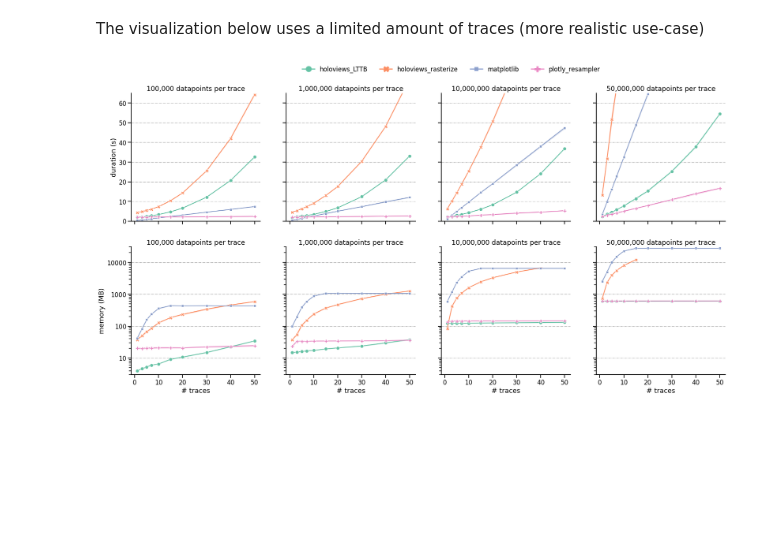
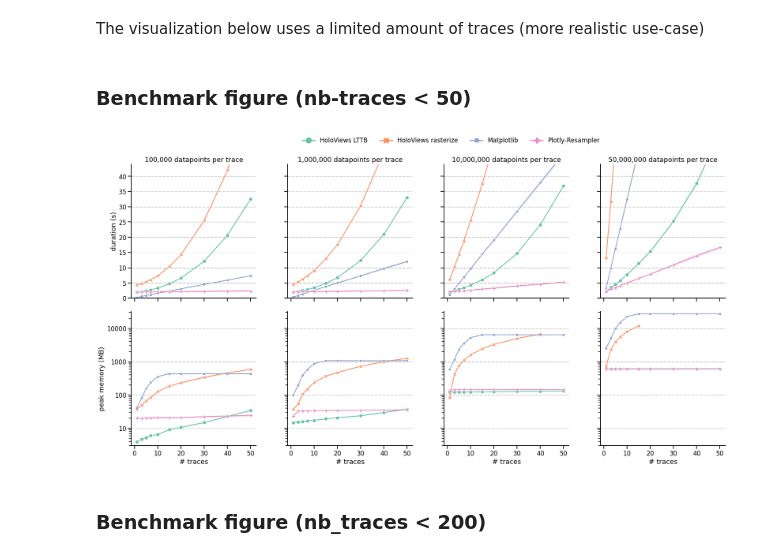
Before and after one commit to predict-idlab/plotly-resampler-benchmarks, a Jupyter notebook: code/benchmark_visualizations.ipynb, the cells around one changed output. Drawn from its saved outputs; the diff is of its cells as text; code cells hidden in the pictures; blank space fills up the shorter version.

```diff
--- a/code/benchmark_visualizations.ipynb
+++ b/code/benchmark_visualizations.ipynb
@@ -47,20 +45,36 @@ sns.set_context('talk')
 # %%
-df_mem_tot = pd.read_parquet('df_mem_tot_r.parquet')
-df_mem_tot['n'] = df_mem_tot['n'].map(lambda x: f'{x:,}')
+# df_mem_tot = pd.read_parquet("df_mem_tot_r.parquet")
+df_mem_tot["n"] = df_mem_tot["n"].map(lambda x: f"{x:,}")
+
+toolkit_mapping: dict = {
+    "holoviews_LTTB": "HoloViews LTTB",
+    "holoviews_rasterize": "HoloViews rasterize",
+    "matplotlib": "Matplotlib",
+    "plotly_resampler": "Plotly-Resampler",
+}
+
+df_mem_tot.toolkit = df_mem_tot.toolkit.map(lambda x: toolkit_mapping.get(x, x)).astype(
+    "category"
+)
 # %%
 df_mem_viz = (
-    df_mem_tot.groupby(["toolkit", "index", "nb_traces", 'n'])[["duration (s)", "memory (MB)"]]
-        .max()
-        .reset_index()
+    df_mem_tot.groupby(["toolkit", "index", "nb_traces", "n"])[
+        ["duration (s)", "memory (MB)"]
+    ]
+    .max()
+    .reset_index()
 )
 # %% [markdown]
 ## The visualization
 # %% [markdown]
 The visualization below uses a limited amount of traces (more realistic use-case)
+# %% [markdown]
+### Benchmark figure (nb-traces < 50)
 # %%
-row_order = ["duration (s)", "memory (MB)"]
+row_order = ["duration (s)", "peak memory (MB)"]
 g = sns.relplot(
     data=df_mem_viz[df_mem_viz.nb_traces.isin([1, 3, 5, 7, 10, 15, 20, 30, 40, 50])]
+    .rename(columns={"memory (MB)": "peak memory (MB)"})
     .melt(id_vars=["nb_traces", "toolkit", "index", "n"])
     .rename(
         columns={
@@ -76,46 +90,37 @@ g = sns.relplot(
     y="value",
     markers=True,
     dashes=False,
     height=6,
     palette="Set2",
     linewidth=2,
     col="datapoints per trace",
     col_order=["100,000", "1,000,000", "10,000,000", "50,000,000"],
     row_order=row_order,
     facet_kws={"sharey": "row"},  #'sharex': 'row'}
 )
 
 g.set_titles("{col_name} {col_var}")
 for ax in g.axes[0]:
-    ax.set_ylim(0, 65)
+    ax.set_ylim(0, 44)
     ax.grid(True, axis="y", linewidth=1, linestyle="dashdot")
 
 
-for ax, y_range, ticks in zip(
-    g.axes[1],
-    [(3, 650), (9, 1450), (70, 7000), (500, 31000)],
-    [
-        [5, 10, 50, 100, 500],
-        [10, 50, 100, 500, 1000],
-        [100, 500, 1000, 5000],
-        [500, 1000, 5000, 10000, 20000],
-    ],
-):
-    # ax.set_ylim(y_range[0], y_range[1])
+for ax in g.axes[1]:
     ax.grid(True, axis="y", linewidth=1, linestyle="dashdot")
-    ax.set_ylim(3, 31_000)
+    ax.set_ylim(3, 32_000)
+    ax.set_title("")
     ax.set_yscale("log")
     ax.set_yticks([10, 100, 1000, 10_000])
     ax.get_yaxis().set_major_formatter(matplotlib.ticker.ScalarFormatter())
 
 sns.move_legend(
     g, "lower center", bbox_to_anchor=(0.5, 1), ncol=4, title=None, frameon=False
 )
 plt.setp(g.legend.get_lines(), linewidth=3, markersize=15)
 
 for row_axs, row_name in zip(g.axes, row_order):
     row_axs[0].set_ylabel(row_name)
-plt.subplots_adjust(wspace=0.2, hspace=0.2)
+plt.subplots_adjust(wspace=0.25, hspace=0.1)
 # %% [output]
-[figure, old version]
+[figure, new version]
 # %%
@@ -123 +129,3 @@ g.savefig('../reports/benchmark_fig.png', dpi=250)
+# %% [markdown]
+### Benchmark figure (nb_traces < 200)
 # %%
```
Also changed, not shown: parts of 15 cells of this notebook.
